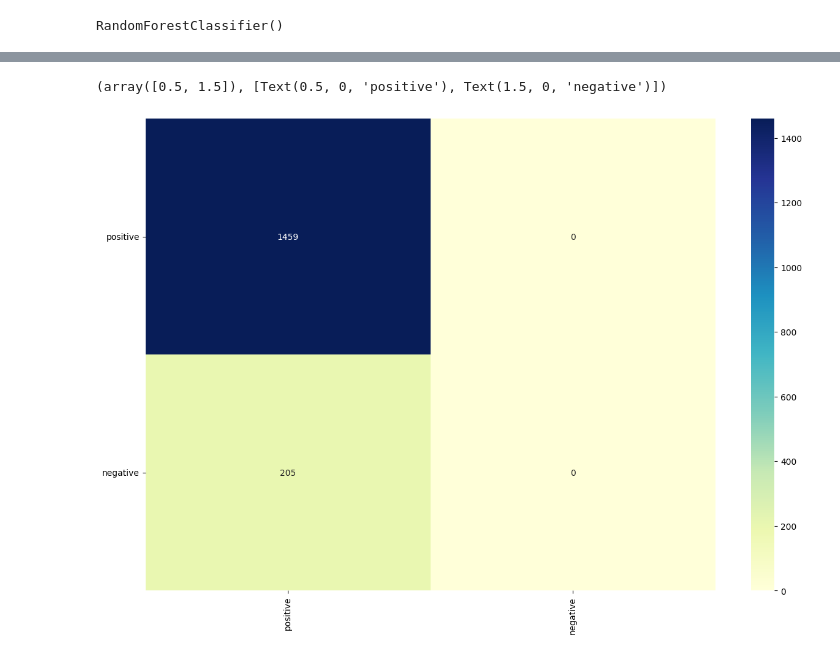
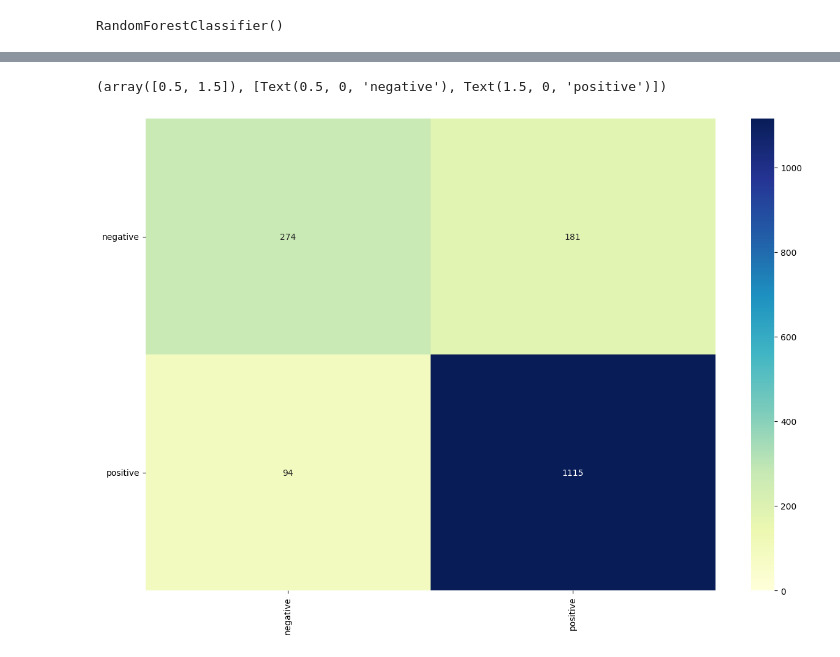
Before and after one commit to malehzja/final-project, a Jupyter notebook: final-project/MachineLearning.ipynb, the cells around one changed output, grey strips where cells are left out. Cells and saved outputs as stored; diff of their text form; code cells hidden in the pictures.

```diff
--- a/final-project/MachineLearning.ipynb
+++ b/final-project/MachineLearning.ipynb
@@ -58,6 +58,17 @@ print(df.head())
-# %%
-df = df.rename(columns={'Rating (out of 10)': 'Rating'})  # Rename 'Rating (out of 10)' column to 'Rating'
-
-# Create a column that classifies a review as positive (Rating > 5) or negative (Rating <= 5)
-df['review_classifier'] = pd.cut(df['Rating'], bins=[0, 5, float('inf')], labels=[1, 0])
+# %%
+# Create a column that classifies a review as positive (sentiment_score > 0.5) or negative (sentiment_score <= 0.5)
+#df['sentiment_classifier'] = pd.cut(df['sentiment_score'], bins=[-1, 0.5, float('inf')], labels=[1, 0])
+import numpy as np
+
+# Define Conditions
+conditions = [
+    (df['sentiment_score'] <= 0.5),
+    (df['sentiment_score'] > 0.5)
+]
+
+# Values for conditions
+choices = ['0', '1']
+
+# Apply conditions to create the new column
+df['sentiment_classifier'] = np.select(conditions, choices, default='Unknown')
 # %%
@@ -80,11 +95,11 @@ print(df.head())
 ## Split data into **features** and **target** labels
 # %%
 features = df['Review']
-target = df['review_classifier']
+target = df['sentiment_classifier']
 # %%
 target_names = {
-    'positive' : '1',
-    'negative' : '0'
+    'negative' : '0',
+    'positive' : '1'
               }
 # %% [markdown]
 ## Split Data into Training and Test Sets
@@ -219,17 +265,17 @@ weighted avg       0.77      0.88      0.82      1664
 # %%
 from sklearn.metrics import classification_report, confusion_matrix
 %matplotlib inline
 import pandas as pd
 import seaborn as sn
 import matplotlib.pyplot as plt
 
-conf_matrix = confusion_matrix(y_test, ada_predictions)
+conf_matrix = confusion_matrix(y_test, svm_predictions)
 conf_matrix_df = pd.DataFrame(conf_matrix, index=target_names, columns=target_names)
 
 plt.figure(figsize=(15, 10))
 x = sn.heatmap(conf_matrix_df, annot=True, vmin=0, vmax=conf_matrix.max(), fmt='d', cmap="YlGnBu")
 plt.yticks(rotation=0)
 plt.xticks(rotation=90)
 # %% [output]
-(array([0.5, 1.5]), [Text(0.5, 0, 'positive'), Text(1.5, 0, 'negative')])
+(array([0.5, 1.5]), [Text(0.5, 0, 'negative'), Text(1.5, 0, 'positive')])
-[figure, old version]
+[figure, new version]
```
Also changed, not shown: parts of 11 cells of this notebook.
